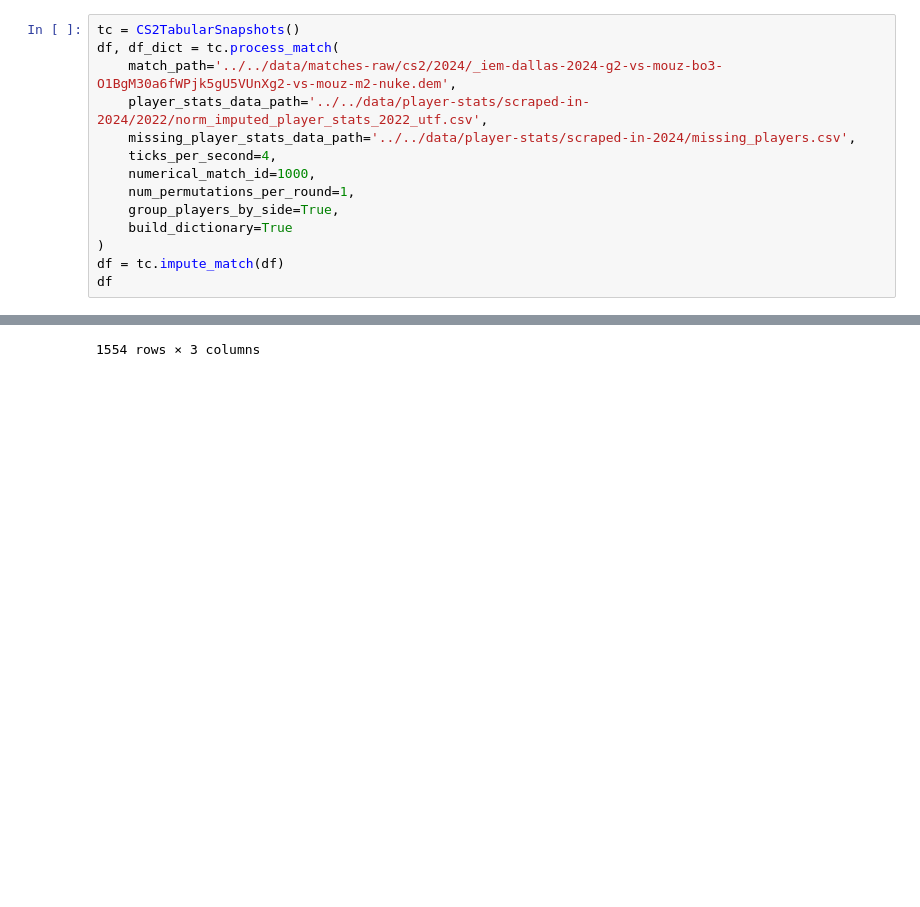
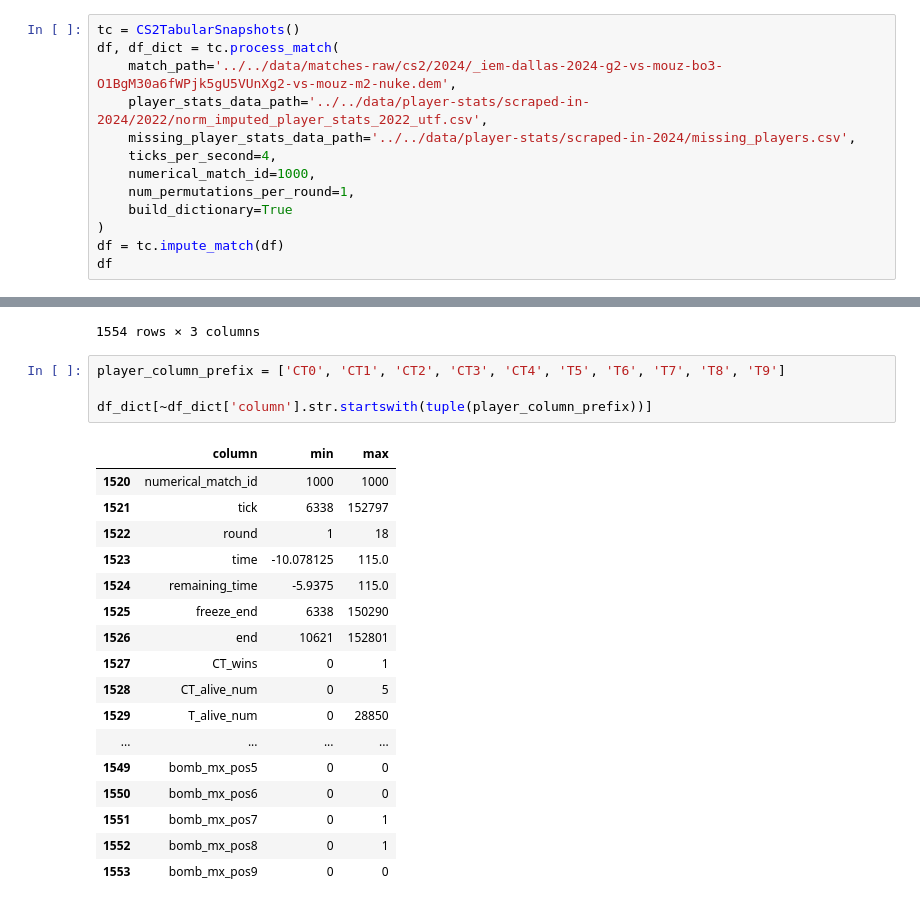
Before and after one commit to szmidapatrik/c2m1TPaeVlsln, a Jupyter notebook: proj/graph_dataset/CS2_dataset_package_test.ipynb, the cells around one changed output, grey strips where cells are left out. Saved outputs shown, nothing was run; the diff lists cells and outputs as text; blank space fills up the shorter version.

```diff
--- a/proj/graph_dataset/CS2_dataset_package_test.ipynb
+++ b/proj/graph_dataset/CS2_dataset_package_test.ipynb
@@ -133,7 +133,6 @@ df, df_dict = tc.process_match(
     ticks_per_second=4,
     numerical_match_id=1000,
     num_permutations_per_round=1,
-    group_players_by_side=True,
     build_dictionary=True
 )
 df = tc.impute_match(df)
@@ -168,3 +167,25 @@ df_dict
 | 1552 | bomb_mx_pos8 | 0 | 1 |
 | 1553 | bomb_mx_pos9 | 0 | 0 |
 1554 rows × 3 columns
+# %%
+player_column_prefix = ['CT0', 'CT1', 'CT2', 'CT3', 'CT4', 'T5', 'T6', 'T7', 'T8', 'T9']
+
+df_dict[~df_dict['column'].str.startswith(tuple(player_column_prefix))]
+# %% [output]
+|  | column | min | max |
+| 1520 | numerical_match_id | 1000 | 1000 |
+| 1521 | tick | 6338 | 152797 |
+| 1522 | round | 1 | 18 |
+| 1523 | time | -10.078125 | 115.0 |
+| 1524 | remaining_time | -5.9375 | 115.0 |
+| 1525 | freeze_end | 6338 | 150290 |
+| 1526 | end | 10621 | 152801 |
+| 1527 | CT_wins | 0 | 1 |
+| 1528 | CT_alive_num | 0 | 5 |
+| 1529 | T_alive_num | 0 | 28850 |
+| ... | ... | ... | ... |
+| 1549 | bomb_mx_pos5 | 0 | 0 |
+| 1550 | bomb_mx_pos6 | 0 | 0 |
+| 1551 | bomb_mx_pos7 | 0 | 1 |
+| 1552 | bomb_mx_pos8 | 0 | 1 |
+| 1553 | bomb_mx_pos9 | 0 | 0 |
```
Also changed, not shown: 2 other files.
